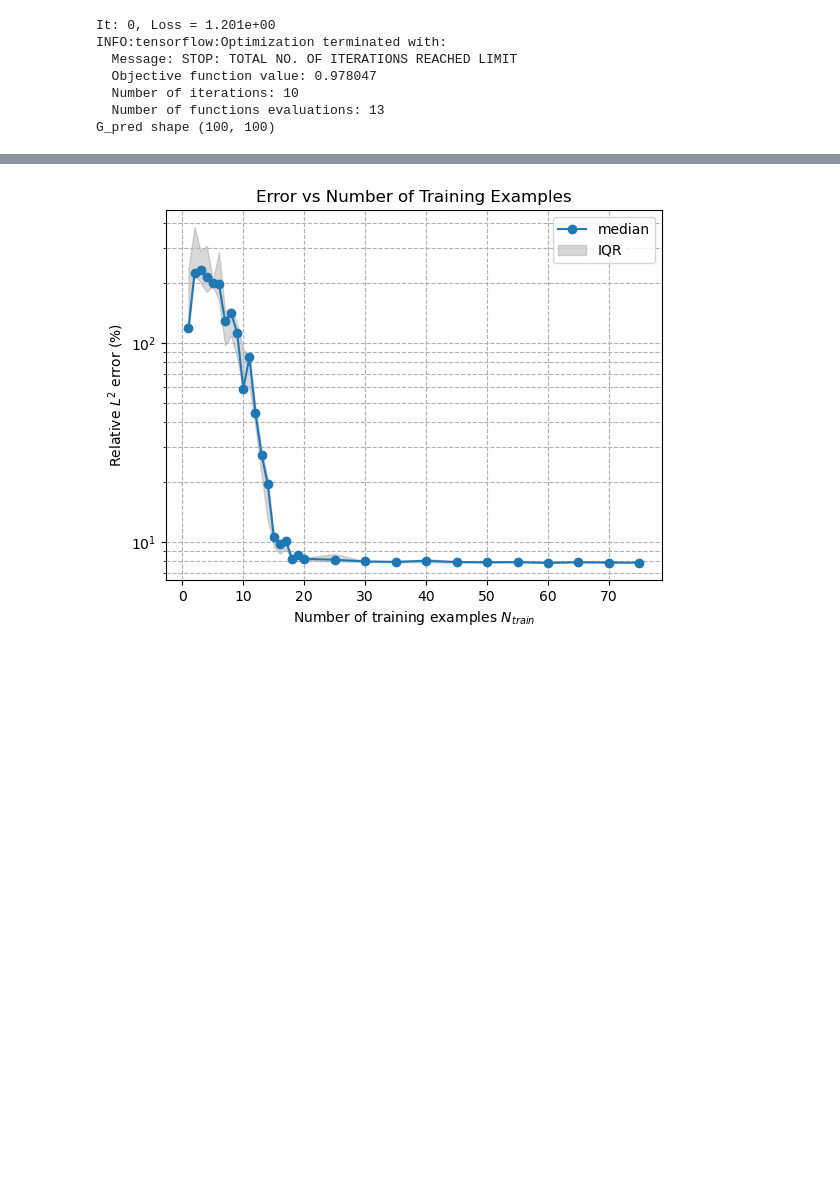
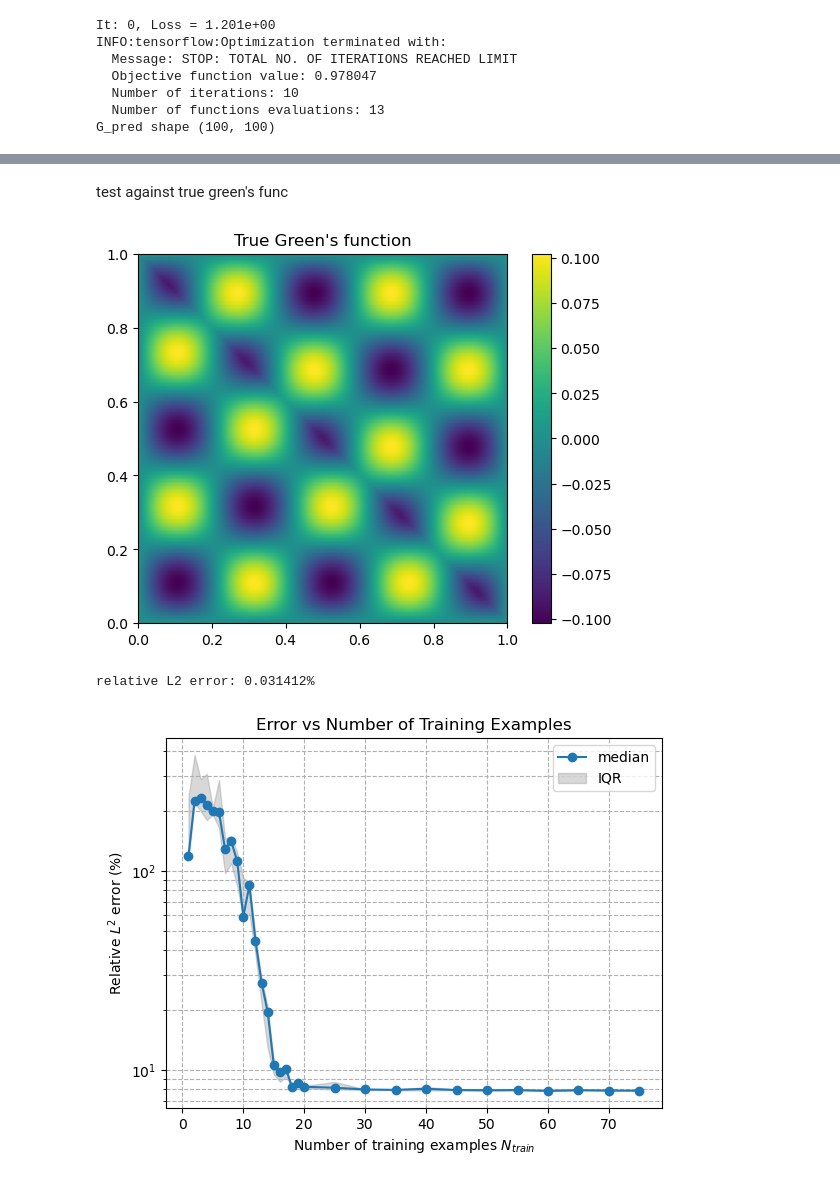
Before and after one commit to tomcjackc/greenlearning_for_GPGreen, a Jupyter notebook: error_vs_N_train.ipynb, the cells around one changed output, grey strips where cells are left out. Drawn from its saved outputs; the diff is of its cells as text; code cells hidden in the pictures; blank space fills up the shorter version.

Commit message:
add: test against true Green's func

```diff
--- a/error_vs_N_train.ipynb
+++ b/error_vs_N_train.ipynb
@@ -154,6 +156,49 @@ N_train: 60, repeat: 4, relative L2 error: 8.033223%
 N_train: 65, repeat: 4, relative L2 error: 7.880553%
 N_train: 70, repeat: 4, relative L2 error: 7.836869%
 N_train: 75, repeat: 4, relative L2 error: 7.866238%
+# %% [markdown]
+test against true green's func
+# %%
+def exact_green(x, y):
+    """
+    Compute
+      f(x,y) = (15*sin(15))**(-1) * ( sin(15*x)*sin(15*(y-1)) if x <= y
+                                     else sin(15*y)*sin(15*(x-1)) )
+
+    Supports scalar inputs or numpy arrays (uses broadcasting).
+    """
+    x = np.asarray(x)
+    y = np.asarray(y)
+    coef = 1.0 / (15 * np.sin(15))
+    term_when_le = np.sin(15 * x) * np.sin(15 * (y - 1))
+    term_when_gt = np.sin(15 * y) * np.sin(15 * (x - 1))
+    return coef * np.where(x <= y, term_when_le, term_when_gt)
+
+u = raw_data['F'][::resample, -N_test:] # (200, N_test)
+fine_domain_u = np.linspace(0, 1, 200)
+
+X, Y = np.meshgrid(domain_u, fine_domain_u, indexing='ij')  # (100, 100), (100, 100)
+G_true = exact_green(X, Y)  # (100, 100)
+
+plt.figure()
+plt.imshow(G_true, extent=(domain_u.min(), domain_u.max(), domain_u.min(), domain_u.max()))
+plt.colorbar()
+plt.title('True Green\'s function')
+plt.show()
+
+integrand = G_true[:, :, None] * u[None, :, :]  # (100, 100, N_test)  # broadcast u over columns (y-axis)
+
+v_est = np.trapz(integrand, x=fine_domain_u, axis=1) # (100, N_test)  # integrate over y (axis=1)
+
+vT = v.T
+v_estT = v_est.T
+
+error = relative_L2_error(vT, v_estT)
+
+print(f'relative L2 error: {error:f}%')
+# %% [output]
+[figure, added]
+relative L2 error: 0.031412%
 # %%
 data = pd.read_csv('error_vs_N_train.csv')
 
```
Also changed, not shown: parts of 2 cells of this notebook.
